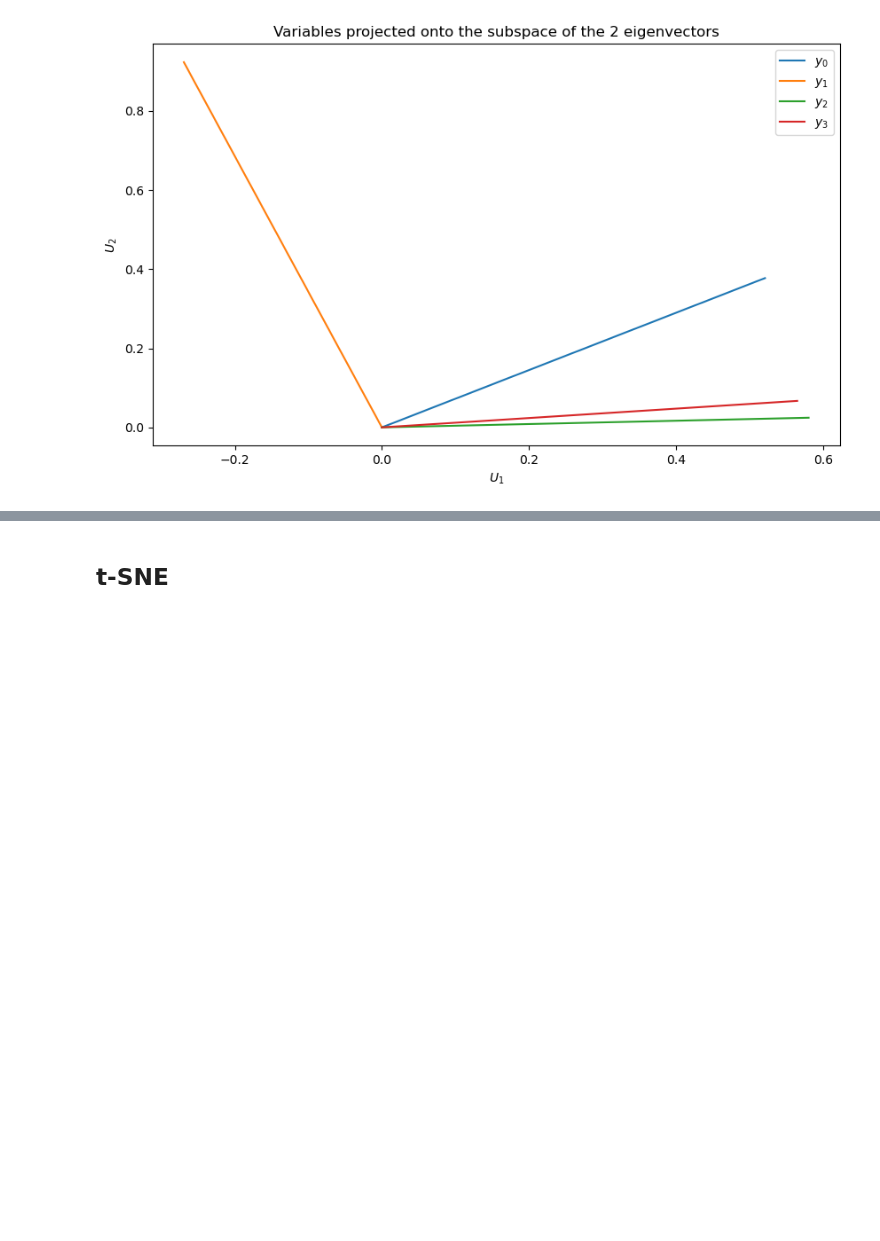
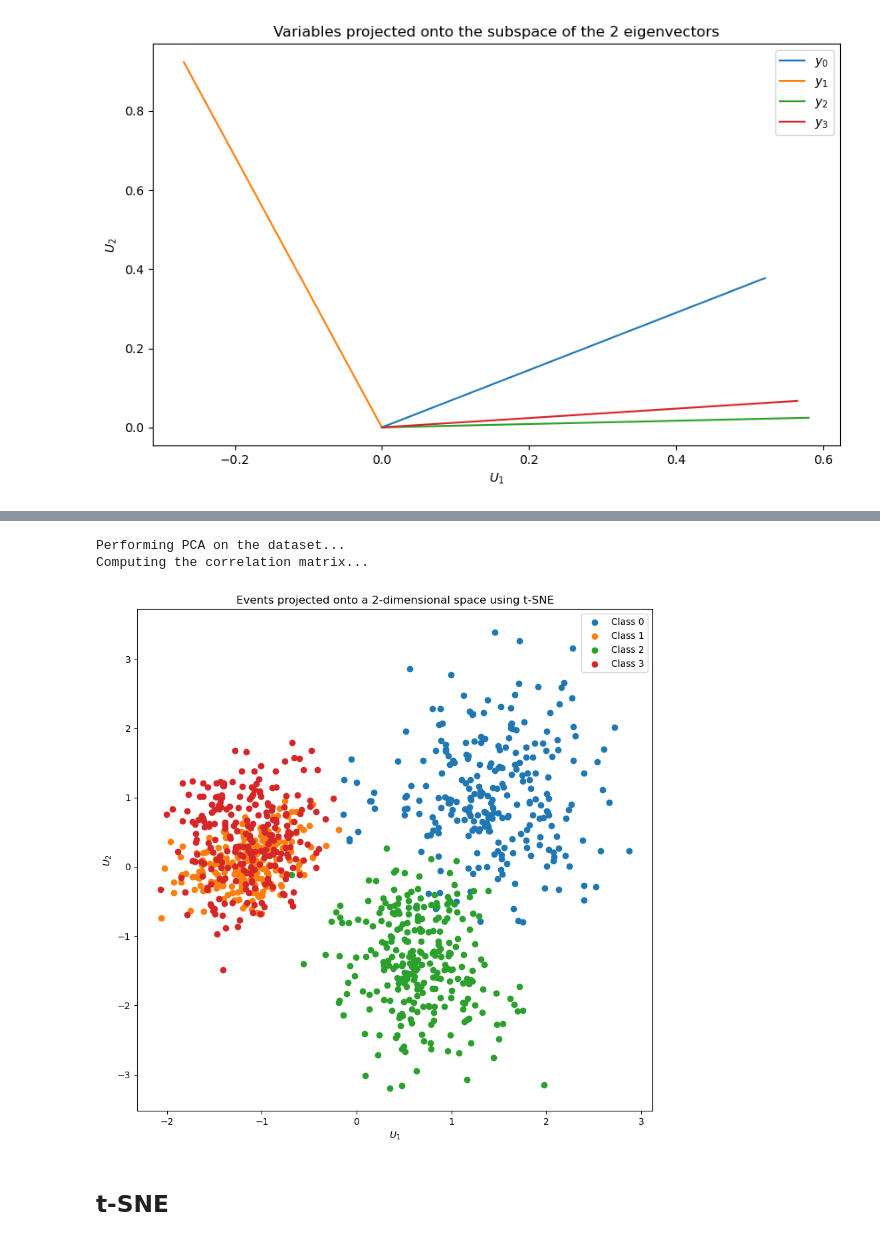
Before and after one commit to AlbertoRivadulla/Algorithms-for-DS-and-ML, a Jupyter notebook: tests_python/dimensional_reduction.ipynb, the cells around one changed output, grey strips where cells are left out. Cells and saved outputs as stored; diff of their text form; code cells hidden in the pictures; blank space fills up the shorter version.

```diff
--- a/tests_python/dimensional_reduction.ipynb
+++ b/tests_python/dimensional_reduction.ipynb
@@ -250,3 +311,26 @@ plt.show()
+# %%
+reducedData, _ = PCA_in_Cpp( data, 2)
+# %% [output]
+Performing PCA on the dataset...
+Computing the correlation matrix...
+# %%
+# Plot the results
+
+fig = plt.figure( figsize=(10, 10), dpi=100 )
+ax = fig.add_subplot(111)
+ax.set_title( 'Events projected onto a 2-dimensional space using t-SNE' )
+# Plot the points corresponding to each class with a different color
+for cl in range( max(labels) + 1 ):
+    mask = labels == cl
+    ax.scatter( reducedData[mask, 0], reducedData[mask, 1], label='Class {}'.format(cl) )
+
+ax.set_xlabel(r'$U_1$')
+ax.set_ylabel(r'$U_2$')
+ax.legend(loc='best')
+
+plt.show()
+# %% [output]
+[figure, added]
 # %% [markdown]
 ## t-SNE
 # %% [markdown]
```
Also changed, not shown: parts of 18 cells of this notebook, 8 other files.
